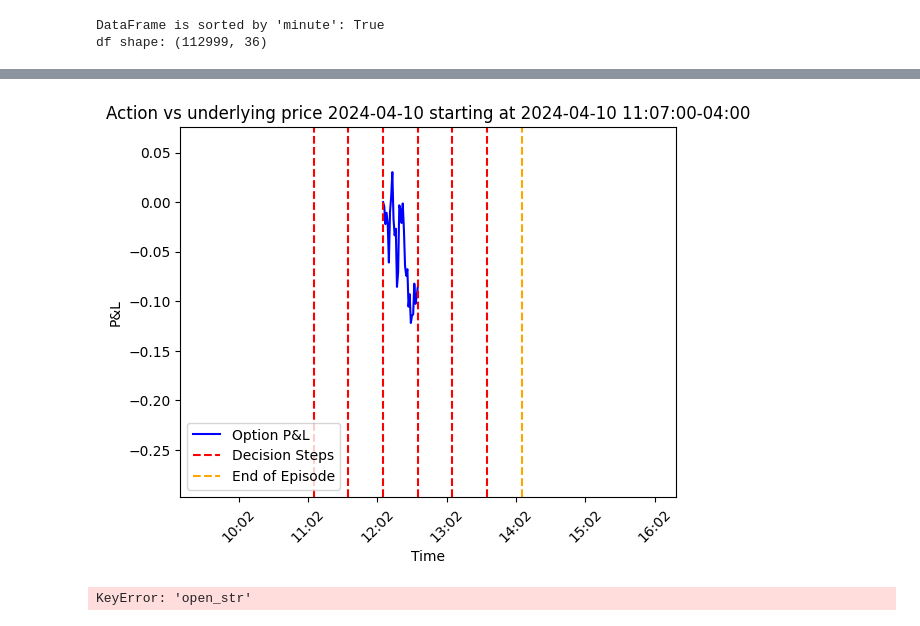
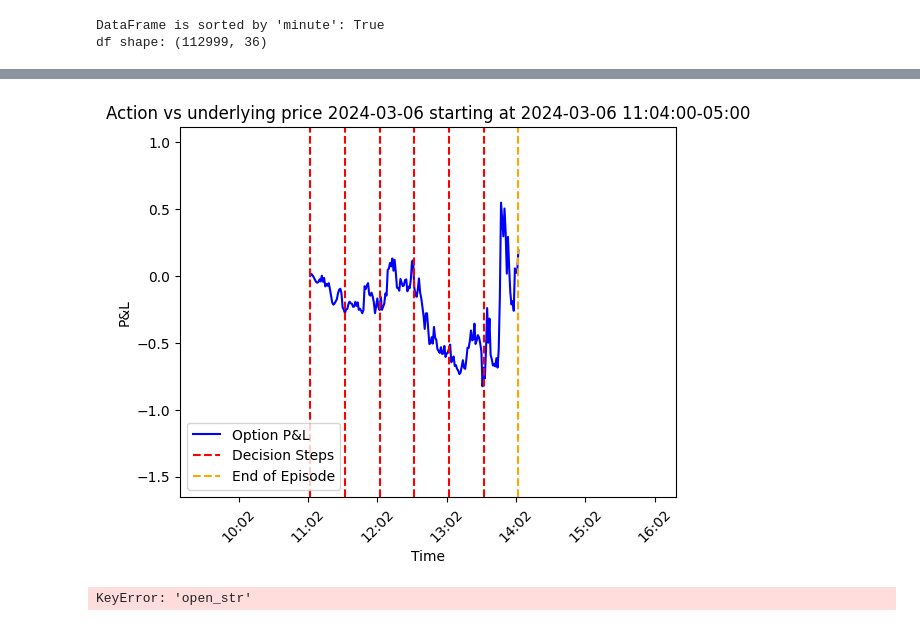
Before and after one commit to stirlitzzz/daily_options1, a Jupyter notebook: illlustrate_model.ipynb, the cells around one changed output, grey strips where cells are left out. Drawn from its saved outputs; the diff is of its cells as text; code cells hidden in the pictures.

Commit message:
partial results_ creating a new gym environment from scratch

```diff
--- a/illlustrate_model.ipynb
+++ b/illlustrate_model.ipynb
@@ -9,11 +9,11 @@ from stable_baselines3 import DQN
 
 df, df_daily_spy = trading_environment.read_trading_sym_data("./algo_data/vol_surfaces2.csv", "./algo_data/spy_daily_prices.csv")
 print(f"df shape: {df.shape}")
-env = trading_environment.SimEnv(env_config={"df": df})
+env = trading_environment.SimEnv2(env_config={"df": df})
 #env = trading_environment.SimEnv2(env_config={"df": df})
 
 # ✅ Load the trained model
-model = DQN.load("dqn_options_trading_30min_init_spread")
+model = DQN.load("dqn_options_trading_27_params_30min_init_spread_12")
 model.exploration_rate = 0.0
 #model = DQN.load("dqn_options_trading_27_params_30min_init_spread_12")
 
@@ -25,7 +25,7 @@ df shape: (112999, 36)
 nsteps_all=[]
 # %%
 #obs0,info = env.reset()
-obs0,info = env.reset(0,a_date, a_time.time())
+obs0,info = env.reset()
 done = False
 
 nsteps=0
@@ -41,6 +41,6 @@ while not done:
     print(f"action: {action}, rewards: {rewards}, done: {done}, info: {info}")
     nsteps+=1
     if done:
-        nsteps_all.append(nsteps)
+        #nsteps_all.append(nsteps)
         break
 # %% [output]
@@ -59,35 +62,35 @@ pos_size=1.95
 
 import matplotlib.pyplot as plt
 import matplotlib.dates as mdates
 df=env.df_today
 start_minute=df.loc[env.start_index]["minute"]
 #plt.plot(df["implied_spot"], label="implied_spot")
 df["minute"]=pd.to_datetime(df["minute"])
 df_episode=env.df_today.loc[env.position_open_time:env.global_index]
 fig,ax1=plt.subplots()
 #ax1.plot(df["minute"], df["implied_spot"], label='Implied Spot', color='blue')
-ax1.plot(df_episode["minute"],df_episode["open_straddle_pnl"]+np.linspace(.0,.2/6,31), label='Option P&L', color='blue')
+ax1.plot(df_episode["minute"],df_episode["open_straddle_pnl"], label='Option P&L', color='blue')
 
 ax1.axvline(x=start_minute, color='red', linestyle='--', label='Decision Steps')
 for i in range(1,6):
     ax1.axvline(x=start_minute+pd.Timedelta(minutes=i*30), color='red', linestyle='--')
     #ax1.axvline(x=start_minute-pd.Timedelta(minutes=i), color='red', linestyle='--')
 ax1.axvline(x=start_minute+pd.Timedelta(minutes=6*30), color='orange', linestyle='--',label="End of Episode")
 ax1.fill_between(df["minute"], df["implied_spot"], color='white', where=((df["minute"] <= start_minute)|(df["minute"] >= (start_minute+pd.Timedelta(minutes=6*30)))))
 #ax1.fill_between(switch_minutes, switches, color='lightblue')
 ax1.set_xlabel('Time')
 ax1.set_ylabel('P&L')
 
 ax1.set_title(f"Action vs underlying price {a_date.date()} starting at {a_time}")
 ax1.xaxis.set_major_locator(mdates.MinuteLocator(interval=60))
 ax1.xaxis.set_major_formatter(mdates.DateFormatter("%H:%M", tz=df["minute"].dt.tz))
 #plt.sca(ax2)
 ax1.set_ylim((df_episode["open_straddle_pnl"]).min()*2, (df_episode["open_straddle_pnl"]*pos_size+.2/6).max()*1.010)
 plt.xticks(rotation=45)
 ax1.legend()
 fig.savefig("opton_pnl.png")
 # %% [output]
-[figure, old version]
+[figure, new version]
 # %%
 df_episode["open_str"]
 # %% [output]
```
Also changed, not shown: parts of 12 cells of this notebook, 2 other files.
